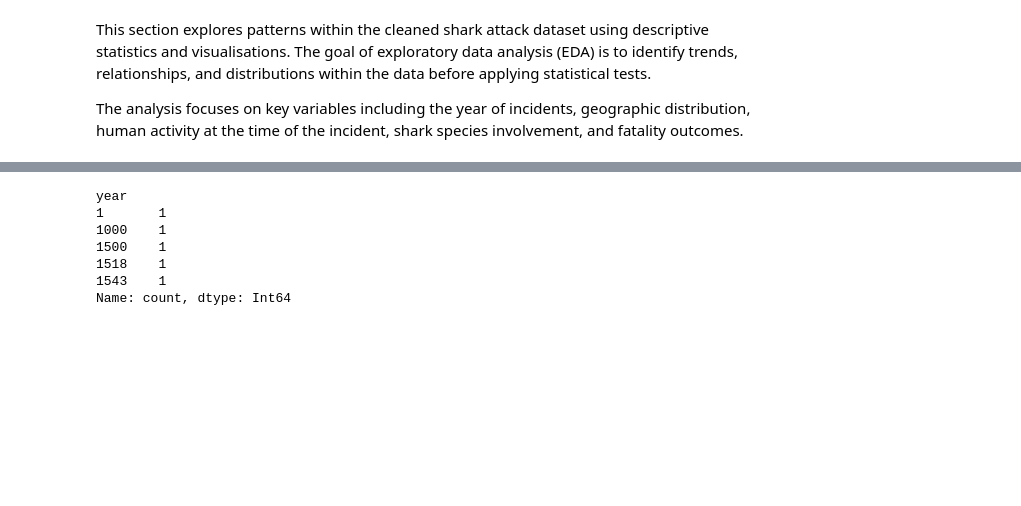
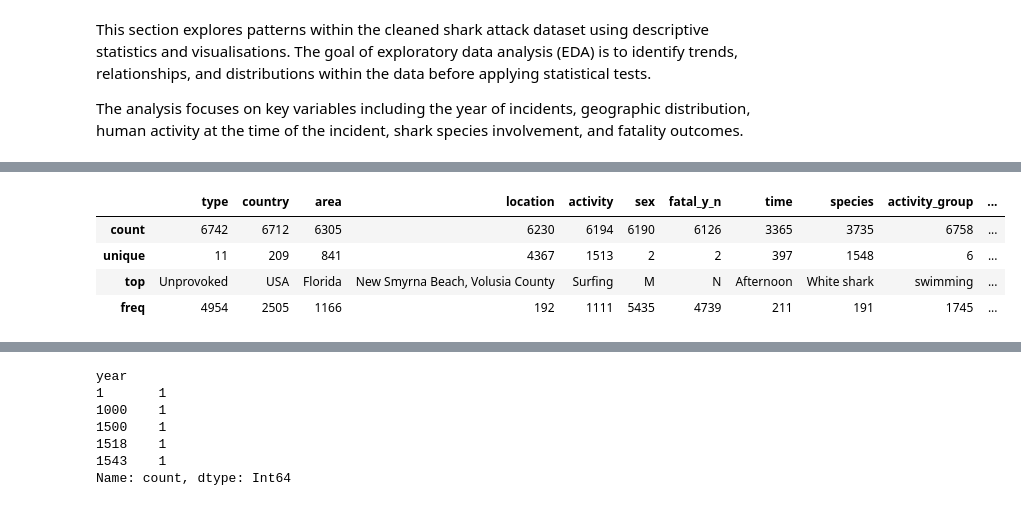
Before and after one commit to szm2701/shark-attack-data-dashboard, a Jupyter notebook: jupyter_notebooks/shark_attack_analysis.ipynb, the cells around one changed output, grey strips where cells are left out. Saved outputs shown, nothing was run; the diff lists cells and outputs as text; code cells hidden in the pictures; blank space fills up the shorter version.

Commit message:
Add descriptive statistics and reorganise Section 4 to place descriptive statistics before exploratory analysis

```diff
--- a/jupyter_notebooks/shark_attack_analysis.ipynb
+++ b/jupyter_notebooks/shark_attack_analysis.ipynb
@@ -915,0 +945,11 @@ The analysis focuses on key variables including the year of incidents, geographi
+# %%
+# Generate descriptive statistics for categorical variables.
+# This summarises the number of unique values, the most frequent category, and its frequency.
+
+df.describe(include="object")
+# %% [output]
+|  | type | country | area | location | activity | sex | fatal_y_n | time | species | activity_group | ... |
+| count | 6742 | 6712 | 6305 | 6230 | 6194 | 6190 | 6126 | 3365 | 3735 | 6758 | ... |
+| unique | 11 | 209 | 841 | 4367 | 1513 | 2 | 2 | 397 | 1548 | 6 | ... |
+| top | Unprovoked | USA | Florida | New Smyrna Beach, Volusia County | Surfing | M | N | Afternoon | White shark | swimming | ... |
+| freq | 4954 | 2505 | 1166 | 192 | 1111 | 5435 | 4739 | 211 | 191 | 1745 | ... |
```
Also changed, not shown: parts of 7 cells of this notebook.
